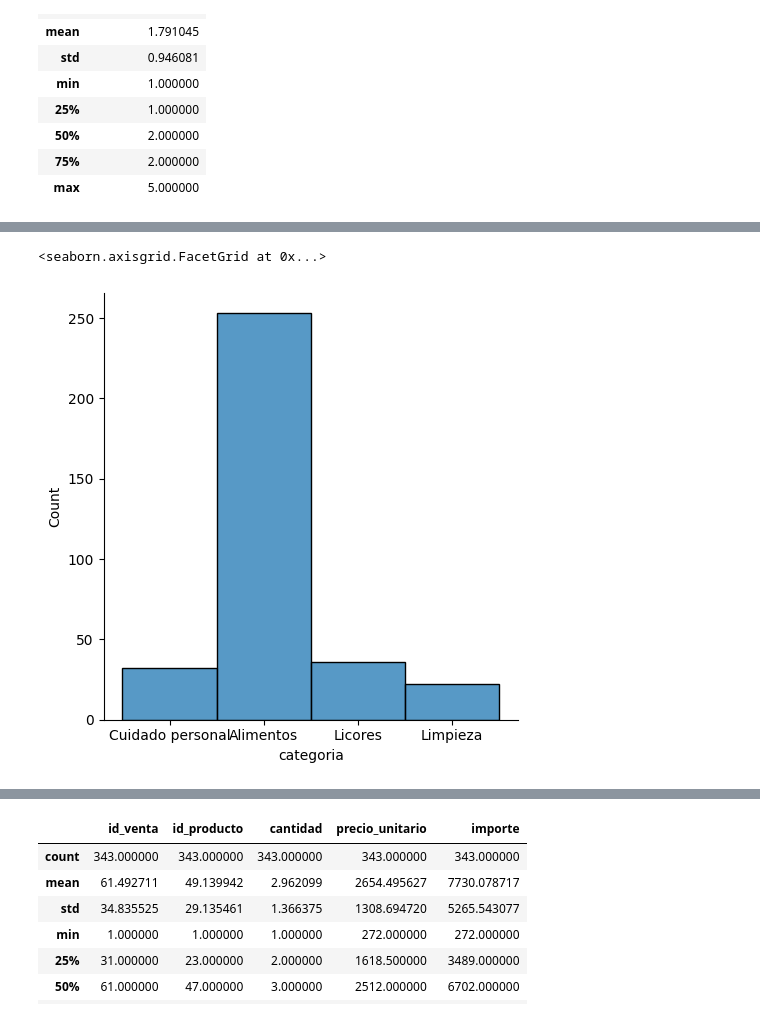
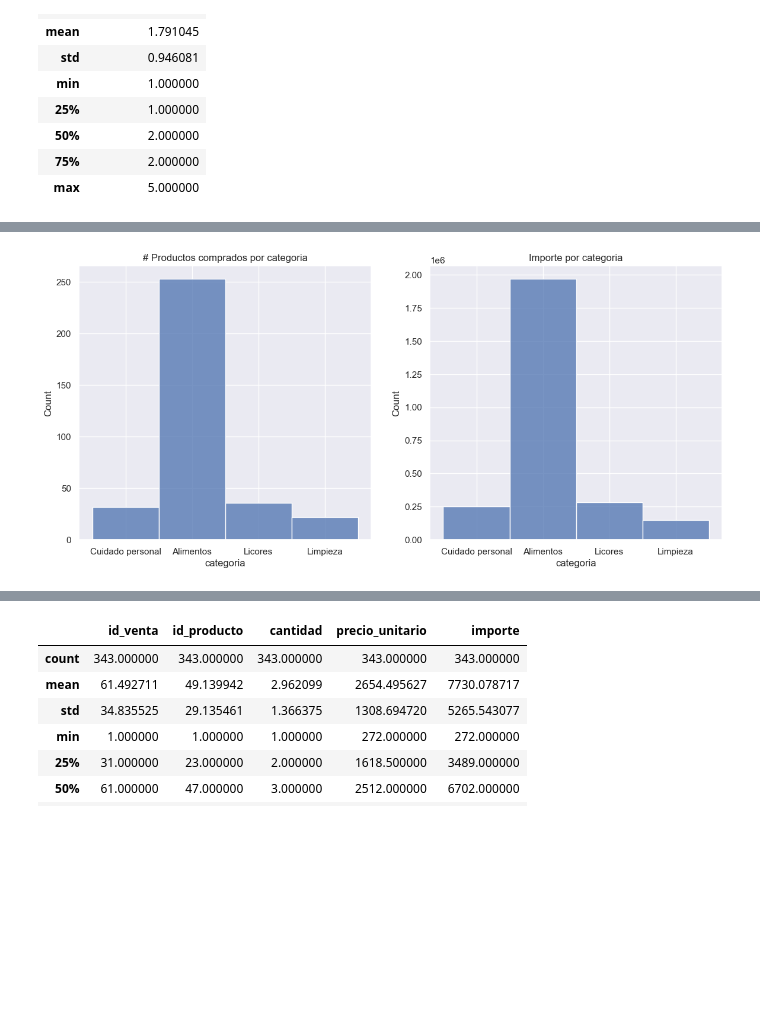
Before and after one commit to ricardoflors42-collab/Tiendita-Areulium-1, a Jupyter notebook: Analisis_descriptivo.ipynb, the cells around one changed output, grey strips where cells are left out. Saved outputs shown, nothing was run; the diff lists cells and outputs as text; code cells hidden in the pictures; blank space fills up the shorter version.

```diff
--- a/Analisis_descriptivo.ipynb
+++ b/Analisis_descriptivo.ipynb
@@ -2,3 +2,4 @@
 import pandas as pd
 import seaborn as sns
 import matplotlib.pyplot as plt
+sns.set_theme(style="darkgrid")
@@ -89,5 +94,12 @@ Ventas_categorias
 # %%
-sns.displot(data = Ventas_categorias['categoria'])
+fig, ax = plt.subplots(1,2, figsize = (14,6))
+orden = ['Alimentos', 'Licores', 'Cuidado personal', 'Limpieza']
+
+sns.histplot(data = Ventas_categorias['categoria'], ax = ax[0])
+ax[0].set_title('# Productos comprados por categoria')
+
+sns.histplot(data=Ventas_categorias,x='categoria',weights='importe',ax = ax[1])
+ax[1].set_title('Importe por categoria')
+plt.show()
 # %% [output]
-<seaborn.axisgrid.FacetGrid at 0x...>
-[figure, old version]
+[figure, new version]
```
Also changed, not shown: parts of 26 cells of this notebook.
